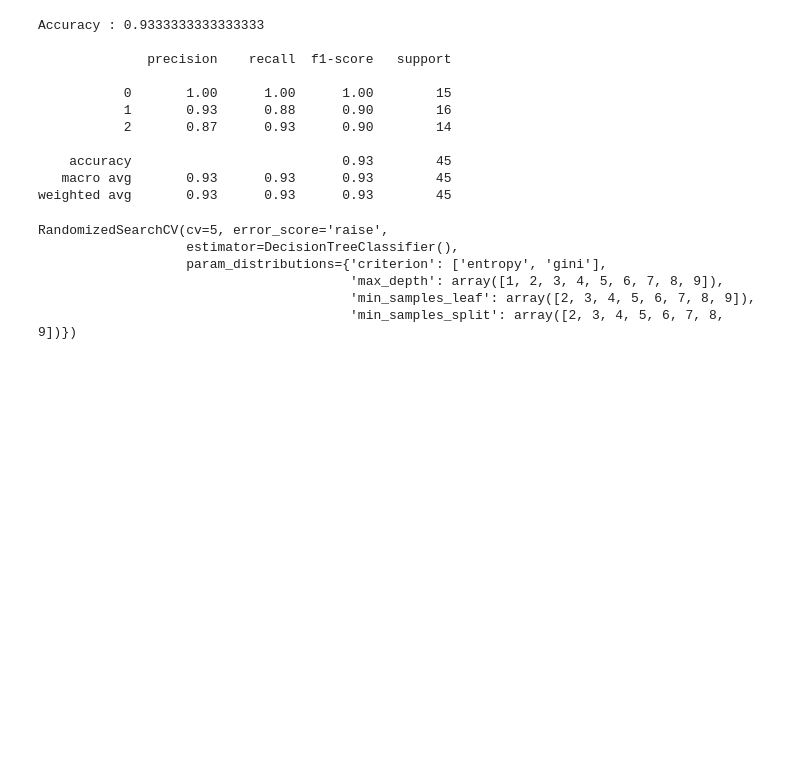
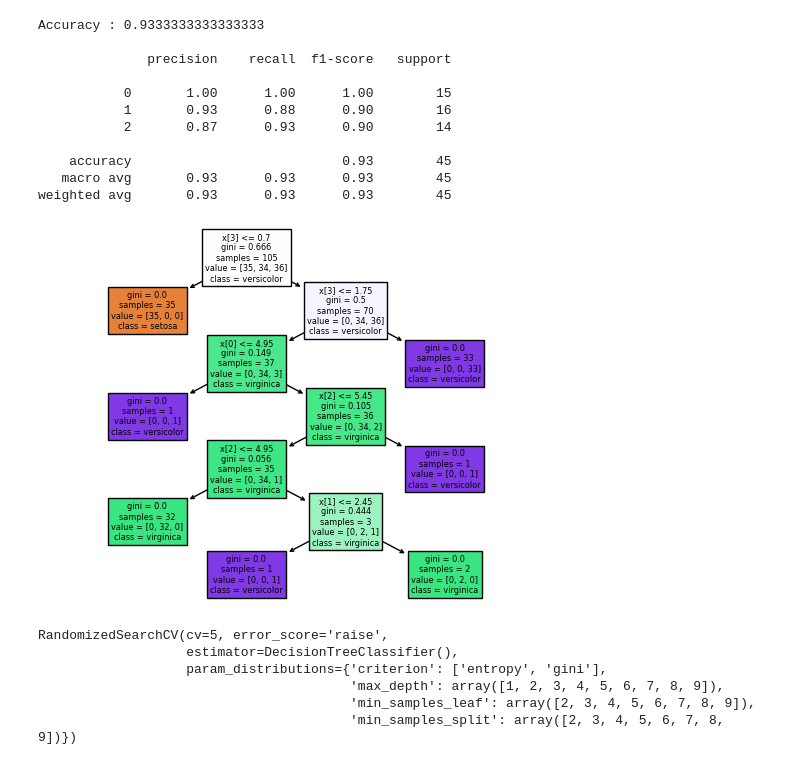
Before and after one commit to Rutuja-Salunke/Iris-Flower-Species-Classification, a Jupyter notebook: IRIS.ipynb, the cells around one changed output. Saved outputs shown, nothing was run; the diff lists cells and outputs as text; code cells hidden in the pictures; blank space fills up the shorter version.

```diff
--- a/IRIS.ipynb
+++ b/IRIS.ipynb
@@ -296,6 +296,11 @@ Accuracy : 0.9333333333333333
     accuracy                           0.93        45
    macro avg       0.93      0.93      0.93        45
 weighted avg       0.93      0.93      0.93        45
+# %%
+dt_plot = plot_tree(dt_model,class_names=["setosa","virginica","versicolor"],filled=True)
+plt.savefig("DT1")
+# %% [output]
+[figure, added]
 # %%
 hyperparameters={
     "criterion" : ["entropy","gini"],
```
Also changed, not shown: parts of 25 cells of this notebook.
